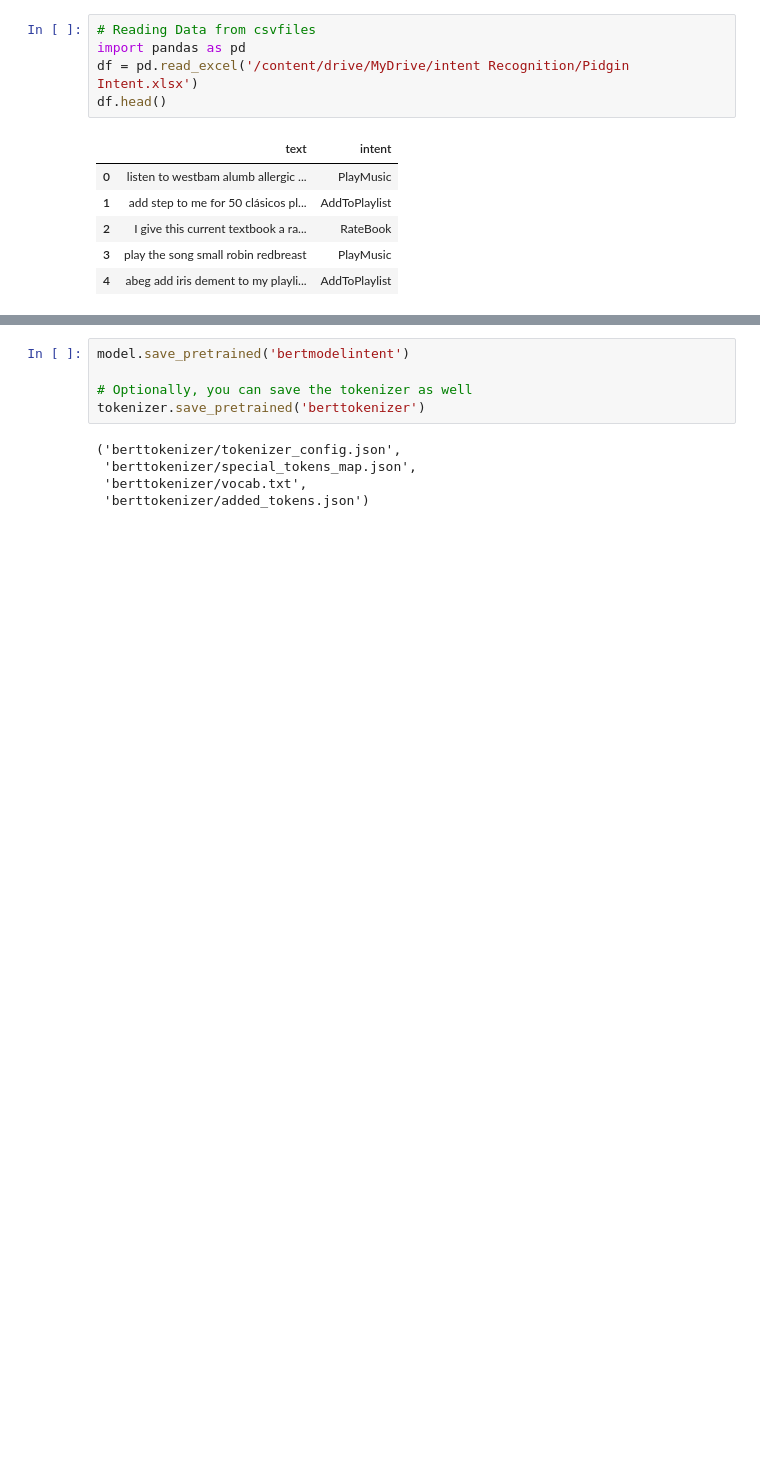
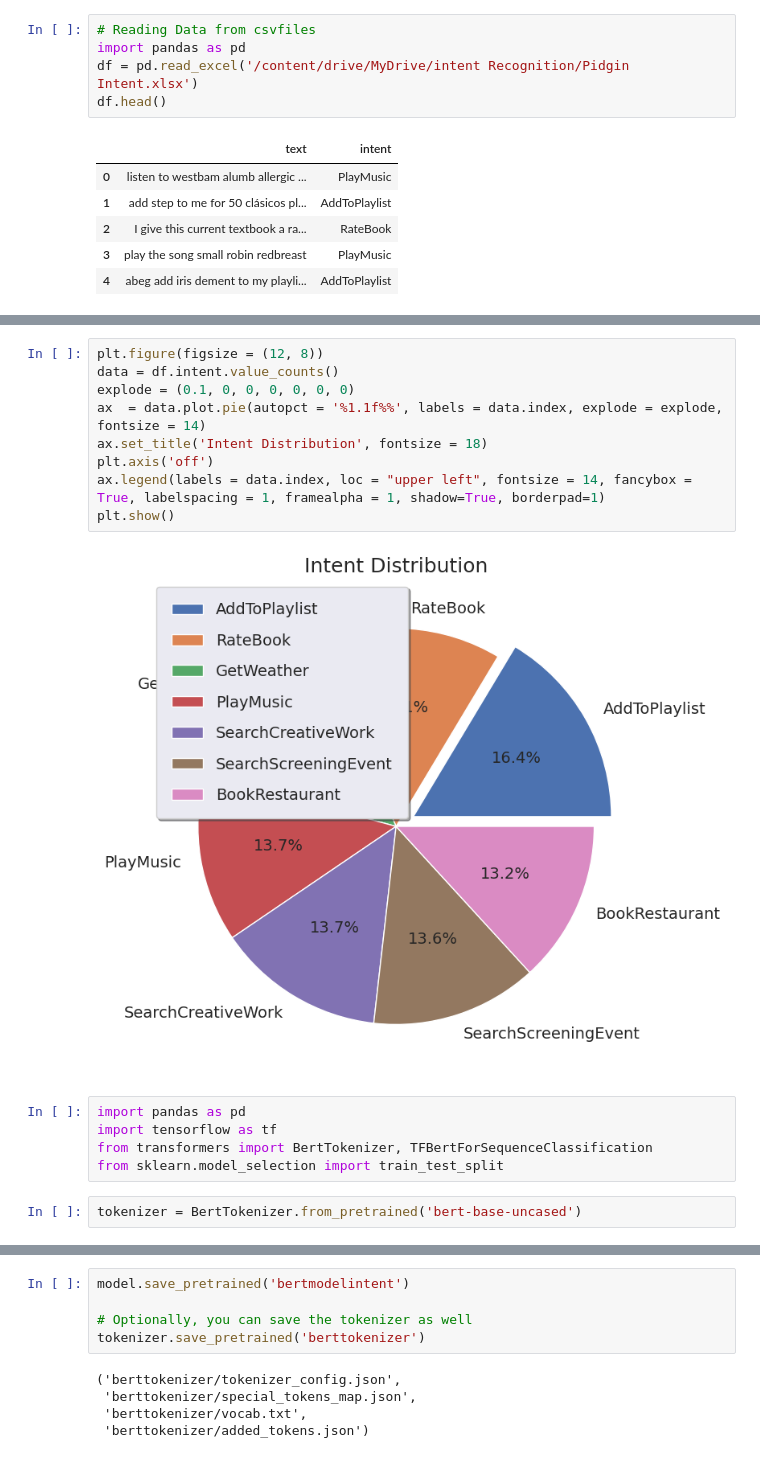
Before and after one commit to Adetayo047/intent_recognition_using_BERT, a Jupyter notebook: Intent_Recognition_with_BERT.ipynb, the cells around one changed output, grey strips where cells are left out. Saved outputs shown, nothing was run; the diff lists cells and outputs as text; blank space fills up the shorter version.

```diff
--- a/Intent_Recognition_with_BERT.ipynb
+++ b/Intent_Recognition_with_BERT.ipynb
@@ -41,0 +74,18 @@ df.head()
+# %%
+plt.figure(figsize = (12, 8))
+data = df.intent.value_counts()
+explode = (0.1, 0, 0, 0, 0, 0, 0)
+ax  = data.plot.pie(autopct = '%1.1f%%', labels = data.index, explode = explode, fontsize = 14)
+ax.set_title('Intent Distribution', fontsize = 18)
+plt.axis('off')
+ax.legend(labels = data.index, loc = "upper left", fontsize = 14, fancybox = True, labelspacing = 1, framealpha = 1, shadow=True, borderpad=1)
+plt.show()
+# %% [output]
+[figure, added]
+# %%
+import pandas as pd
+import tensorflow as tf
+from transformers import BertTokenizer, TFBertForSequenceClassification
+from sklearn.model_selection import train_test_split
+# %%
+tokenizer = BertTokenizer.from_pretrained('bert-base-uncased')
```
Also changed, not shown: parts of 18 cells of this notebook.
